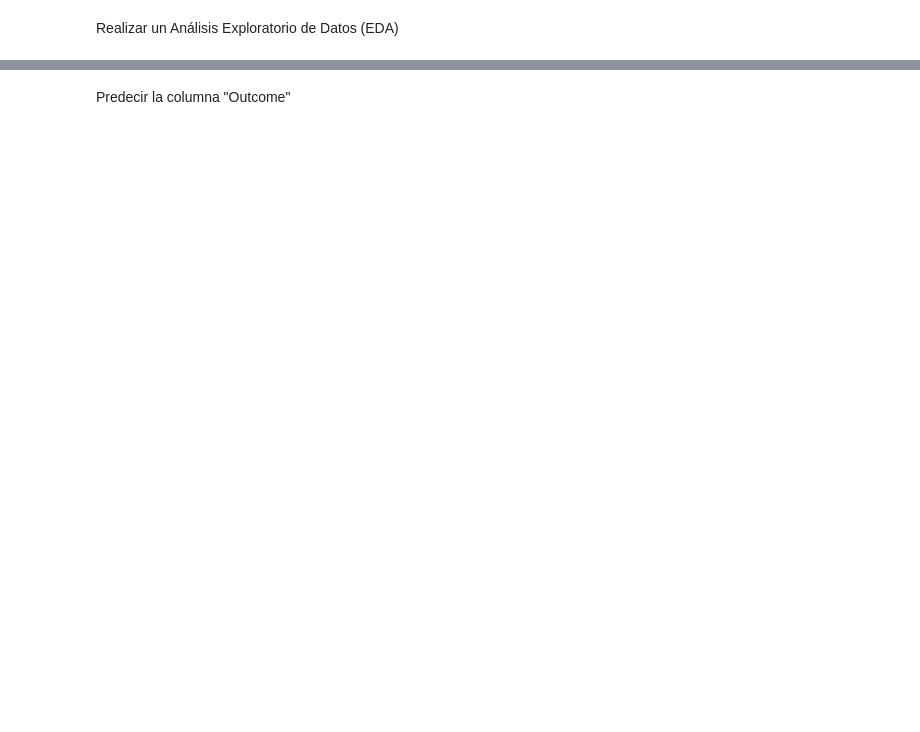
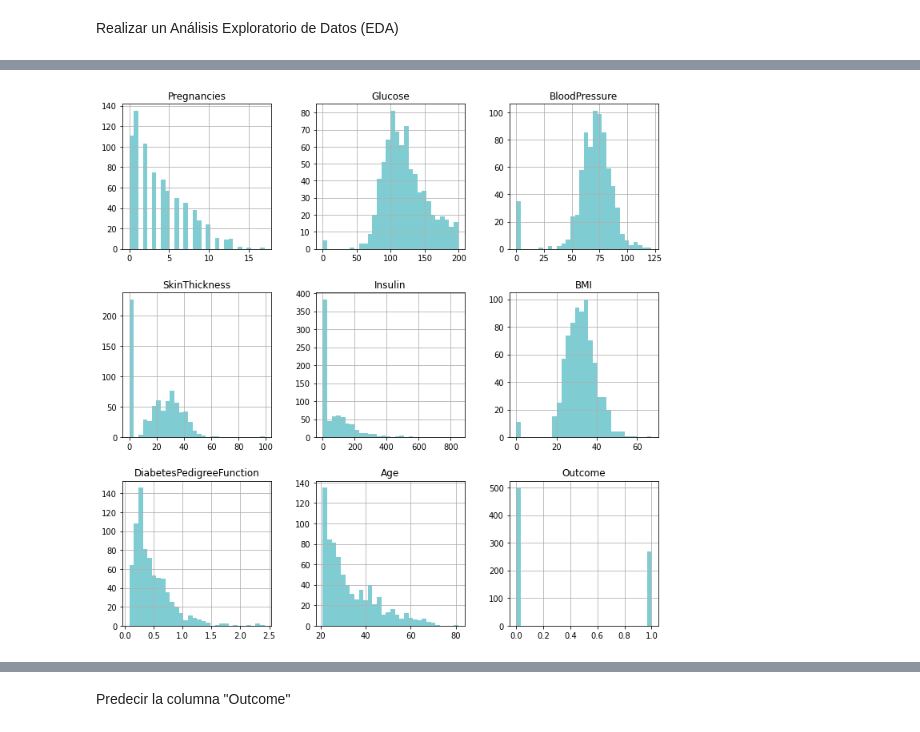
Before and after one commit to lauratamath/lab07_autopiloto, a Jupyter notebook: main.ipynb, the cells around one changed output, grey strips where cells are left out. Cells and saved outputs as stored; diff of their text form; code cells hidden in the pictures; blank space fills up the shorter version.

```diff
--- a/main.ipynb
+++ b/main.ipynb
@@ -41,0 +97,4 @@ data.isnull().sum()
+# %%
+data[['Pregnancies', 'Glucose', 'BloodPressure', 'SkinThickness', 'Insulin', 'BMI', 'DiabetesPedigreeFunction','Age', 'Outcome']].hist(bins = 30, figsize = (12, 12), color = '#7FCDD3');
+# %% [output]
+[figure, added]
```
Also changed, not shown: parts of 10 cells of this notebook.
